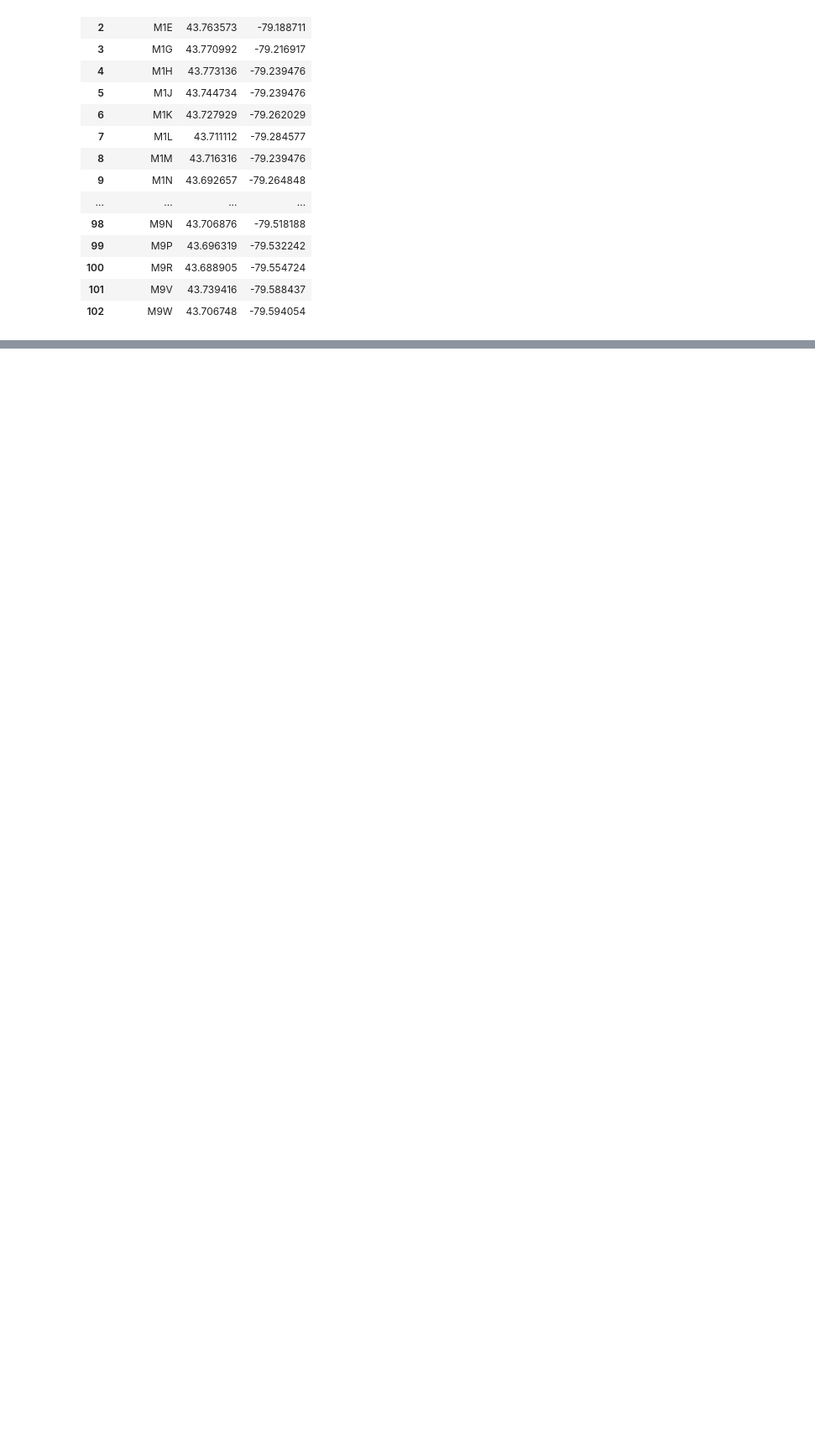
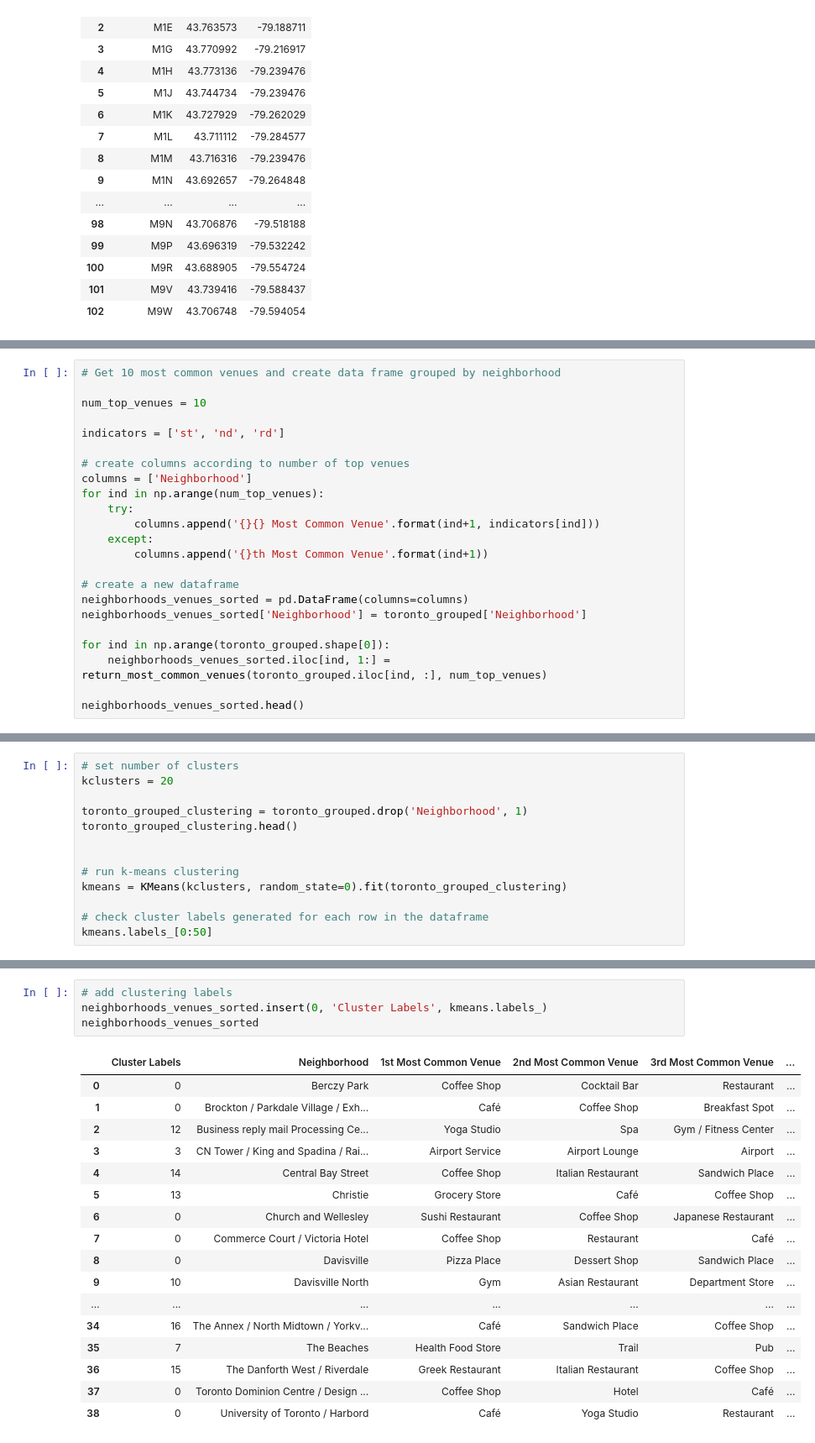
Before and after one commit to byronllee/Capstone-Project-Notebook-Repository, a Jupyter notebook: Segmenting and Clustering Neighborhoods in Toronto.ipynb, the cells around one changed output, grey strips where cells are left out. Shown at 84% size. Drawn from its saved outputs; the diff is of its cells as text; blank space fills up the shorter version.

Commit message:
Published from Watson Studio.

```diff
--- a/Segmenting and Clustering Neighborhoods in Toronto.ipynb
+++ b/Segmenting and Clustering Neighborhoods in Toronto.ipynb
@@ -115,0 +325,23 @@ df4
+# %%
+# Get 10 most common venues and create data frame grouped by neighborhood
+
+num_top_venues = 10
+
+indicators = ['st', 'nd', 'rd']
+
+# create columns according to number of top venues
+columns = ['Neighborhood']
+for ind in np.arange(num_top_venues):
+    try:
+        columns.append('{}{} Most Common Venue'.format(ind+1, indicators[ind]))
+    except:
+        columns.append('{}th Most Common Venue'.format(ind+1))
+
+# create a new dataframe
+neighborhoods_venues_sorted = pd.DataFrame(columns=columns)
+neighborhoods_venues_sorted['Neighborhood'] = toronto_grouped['Neighborhood']
+
+for ind in np.arange(toronto_grouped.shape[0]):
+    neighborhoods_venues_sorted.iloc[ind, 1:] = return_most_common_venues(toronto_grouped.iloc[ind, :], num_top_venues)
+
+neighborhoods_venues_sorted.head()
@@ -115,0 +355,13 @@ df4
+# %%
+# set number of clusters
+kclusters = 20
+
+toronto_grouped_clustering = toronto_grouped.drop('Neighborhood', 1)
+toronto_grouped_clustering.head()
+
+
+# run k-means clustering
+kmeans = KMeans(kclusters, random_state=0).fit(toronto_grouped_clustering)
+
+# check cluster labels generated for each row in the dataframe
+kmeans.labels_[0:50]
@@ -115,0 +372,22 @@ df4
+# %%
+# add clustering labels
+neighborhoods_venues_sorted.insert(0, 'Cluster Labels', kmeans.labels_)
+neighborhoods_venues_sorted
+# %% [output]
+|  | Cluster Labels | Neighborhood | 1st Most Common Venue | 2nd Most Common Venue | 3rd Most Common Venue | ... |
+| 0 | 0 | Berczy Park | Coffee Shop | Cocktail Bar | Restaurant | ... |
+| 1 | 0 | Brockton / Parkdale Village / Exh... | Café | Coffee Shop | Breakfast Spot | ... |
+| 2 | 12 | Business reply mail Processing Ce... | Yoga Studio | Spa | Gym / Fitness Center | ... |
+| 3 | 3 | CN Tower / King and Spadina / Rai... | Airport Service | Airport Lounge | Airport | ... |
+| 4 | 14 | Central Bay Street | Coffee Shop | Italian Restaurant | Sandwich Place | ... |
+| 5 | 13 | Christie | Grocery Store | Café | Coffee Shop | ... |
+| 6 | 0 | Church and Wellesley | Sushi Restaurant | Coffee Shop | Japanese Restaurant | ... |
+| 7 | 0 | Commerce Court / Victoria Hotel | Coffee Shop | Restaurant | Café | ... |
+| 8 | 0 | Davisville | Pizza Place | Dessert Shop | Sandwich Place | ... |
+| 9 | 10 | Davisville North | Gym | Asian Restaurant | Department Store | ... |
+| ... | ... | ... | ... | ... | ... | ... |
+| 34 | 16 | The Annex / North Midtown / Yorkv... | Café | Sandwich Place | Coffee Shop | ... |
+| 35 | 7 | The Beaches | Health Food Store | Trail | Pub | ... |
+| 36 | 15 | The Danforth West / Riverdale | Greek Restaurant | Italian Restaurant | Coffee Shop | ... |
+| 37 | 0 | Toronto Dominion Centre / Design ... | Coffee Shop | Hotel | Café | ... |
+| 38 | 0 | University of Toronto / Harbord | Café | Yoga Studio | Restaurant | ... |
```
Also changed, not shown: parts of 18 cells of this notebook.
